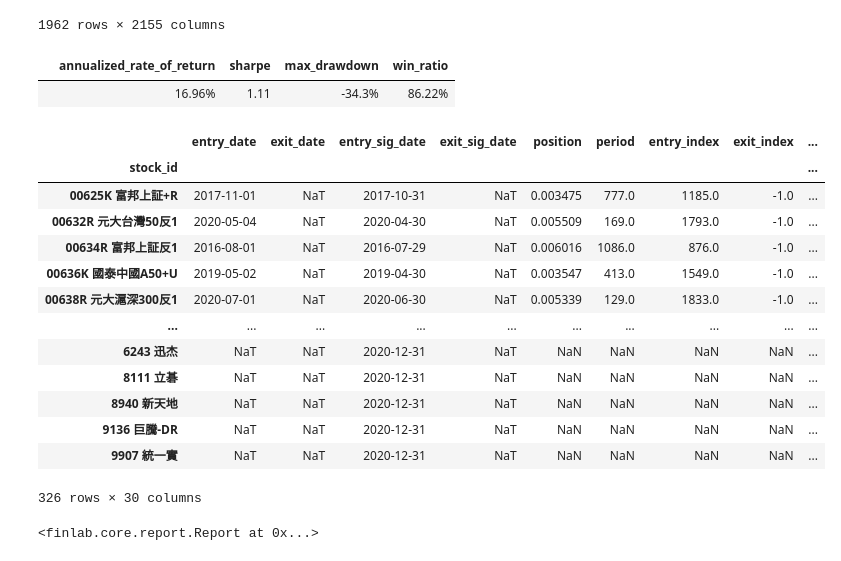
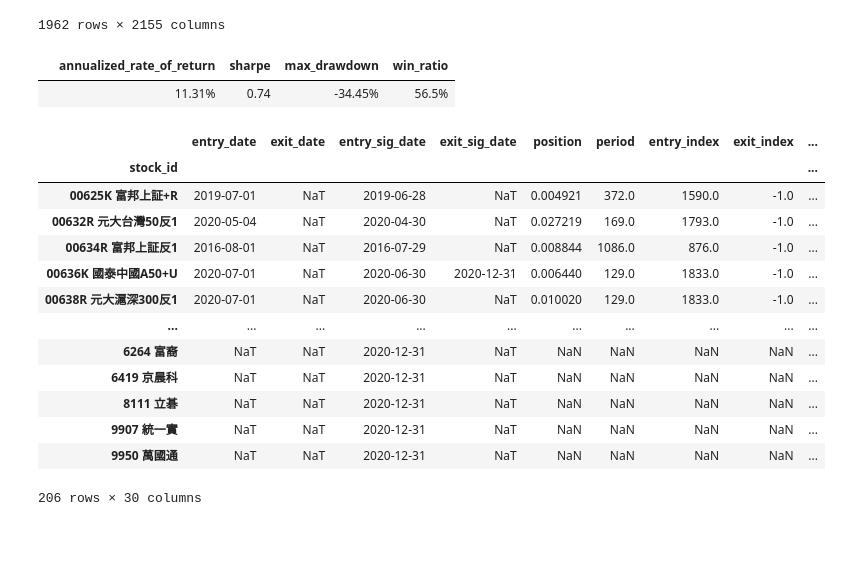
Before and after one commit to max0514/trading_bot, a Jupyter notebook: stock_strategies/find_low_price_stock.ipynb, the cells around one changed output. Drawn from its saved outputs; the diff is of its cells as text; code cells hidden in the pictures.

```diff
--- a/stock_strategies/find_low_price_stock.ipynb
+++ b/stock_strategies/find_low_price_stock.ipynb
@@ -107,51 +103,48 @@ q1 = df.quantile(0.15, axis=1)
 # The transpose() method is then used to set index to columns and set column to index
 # where rows correspond to original q1 values and columns correspond to those in df
 q1_df = pd.DataFrame([q1.values] * len(df.columns)).transpose()
 
 # Set the column names of q1_df to match those of df
 # This is important to ensure that the columns in both DataFrames are aligned for any future operations
 q1_df.columns = df.columns
 
 # Set the index of q1_df to match the index of df
 # This aligns the rows of q1_df with those of df, maintaining the consistency of data across both DataFrames
 q1_df.index = df.index
 
 
 #if the column and index is not align, it will have error: index must be indentically labeled
 #pick price < 15% of overall stock price
 condition_1 = df<q1_df
 condition_1
 
 condition_2 = df <= 15
 
-condition_3 = (1 - df.rolling(60).min() / df.rolling(60).max()) < 0.3
+condition_3 = (1 -(df.rolling(60).min() / df.rolling(60).max())) < 0.3
 
 
 
-#
 
-
-
-# conditions = (condition_1 & condition_2 & condition_3)
-conditions = (condition_1 & condition_2)
+conditions = (condition_1 & condition_2 & condition_3)
+#conditions = (condition_1 & condition_2)
 position = df[conditions]
 position
-sim(position=position, resample='M', trade_at_price='open',position_limit=1/5, fee_ratio=1.425/1000*0.3)
+report =sim(position=position, resample='M', trade_at_price='open',position_limit=1/5, fee_ratio=1.425/1000*0.3, stop_loss=0.3655)
+report.display_mae_mfe_analysis()
 # %% [output]
 |  | annualized_rate_of_return | sharpe | max_drawdown | win_ratio |
-|  | 16.96% | 1.11 | -34.3% | 86.22% |
+|  | 11.31% | 0.74 | -34.45% | 56.5% |
 |  | entry_date | exit_date | entry_sig_date | exit_sig_date | position | period | entry_index | exit_index | ... |
 | stock_id |  |  |  |  |  |  |  |  | ... |
-| 00625K 富邦上証+R | 2017-11-01 | NaT | 2017-10-31 | NaT | 0.003475 | 777.0 | 1185.0 | -1.0 | ... |
-| 00632R 元大台灣50反1 | 2020-05-04 | NaT | 2020-04-30 | NaT | 0.005509 | 169.0 | 1793.0 | -1.0 | ... |
-| 00634R 富邦上証反1 | 2016-08-01 | NaT | 2016-07-29 | NaT | 0.006016 | 1086.0 | 876.0 | -1.0 | ... |
-| 00636K 國泰中國A50+U | 2019-05-02 | NaT | 2019-04-30 | NaT | 0.003547 | 413.0 | 1549.0 | -1.0 | ... |
-| 00638R 元大滬深300反1 | 2020-07-01 | NaT | 2020-06-30 | NaT | 0.005339 | 129.0 | 1833.0 | -1.0 | ... |
+| 00625K 富邦上証+R | 2019-07-01 | NaT | 2019-06-28 | NaT | 0.004921 | 372.0 | 1590.0 | -1.0 | ... |
+| 00632R 元大台灣50反1 | 2020-05-04 | NaT | 2020-04-30 | NaT | 0.027219 | 169.0 | 1793.0 | -1.0 | ... |
+| 00634R 富邦上証反1 | 2016-08-01 | NaT | 2016-07-29 | NaT | 0.008844 | 1086.0 | 876.0 | -1.0 | ... |
+| 00636K 國泰中國A50+U | 2020-07-01 | NaT | 2020-06-30 | 2020-12-31 | 0.006440 | 129.0 | 1833.0 | -1.0 | ... |
+| 00638R 元大滬深300反1 | 2020-07-01 | NaT | 2020-06-30 | NaT | 0.010020 | 129.0 | 1833.0 | -1.0 | ... |
 | ... | ... | ... | ... | ... | ... | ... | ... | ... | ... |
-| 6243 迅杰 | NaT | NaT | 2020-12-31 | NaT | NaN | NaN | NaN | NaN | ... |
+| 6264 富裔 | NaT | NaT | 2020-12-31 | NaT | NaN | NaN | NaN | NaN | ... |
+| 6419 京晨科 | NaT | NaT | 2020-12-31 | NaT | NaN | NaN | NaN | NaN | ... |
 | 8111 立碁 | NaT | NaT | 2020-12-31 | NaT | NaN | NaN | NaN | NaN | ... |
-| 8940 新天地 | NaT | NaT | 2020-12-31 | NaT | NaN | NaN | NaN | NaN | ... |
-| 9136 巨騰-DR | NaT | NaT | 2020-12-31 | NaT | NaN | NaN | NaN | NaN | ... |
 | 9907 統一實 | NaT | NaT | 2020-12-31 | NaT | NaN | NaN | NaN | NaN | ... |
+| 9950 萬國通 | NaT | NaT | 2020-12-31 | NaT | NaN | NaN | NaN | NaN | ... |
-326 rows × 30 columns
+206 rows × 30 columns
-<finlab.core.report.Report at 0x...>
```
Also changed, not shown: parts of 1 cell of this notebook.
